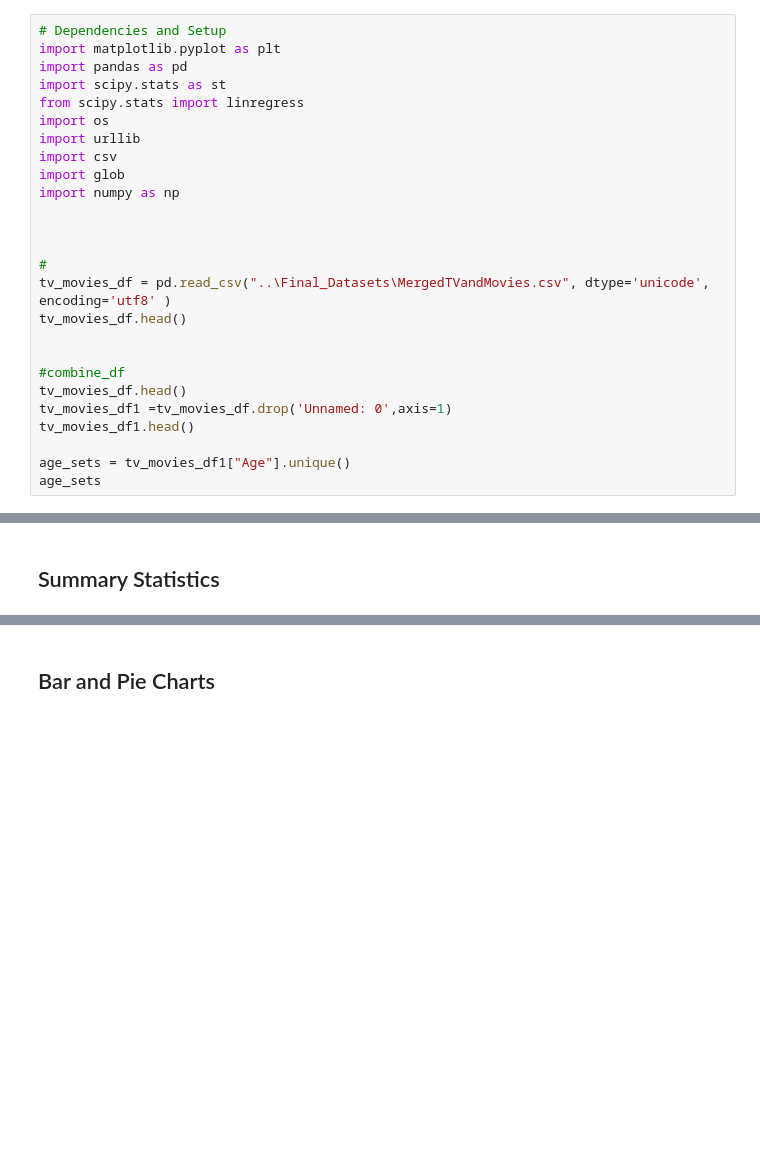
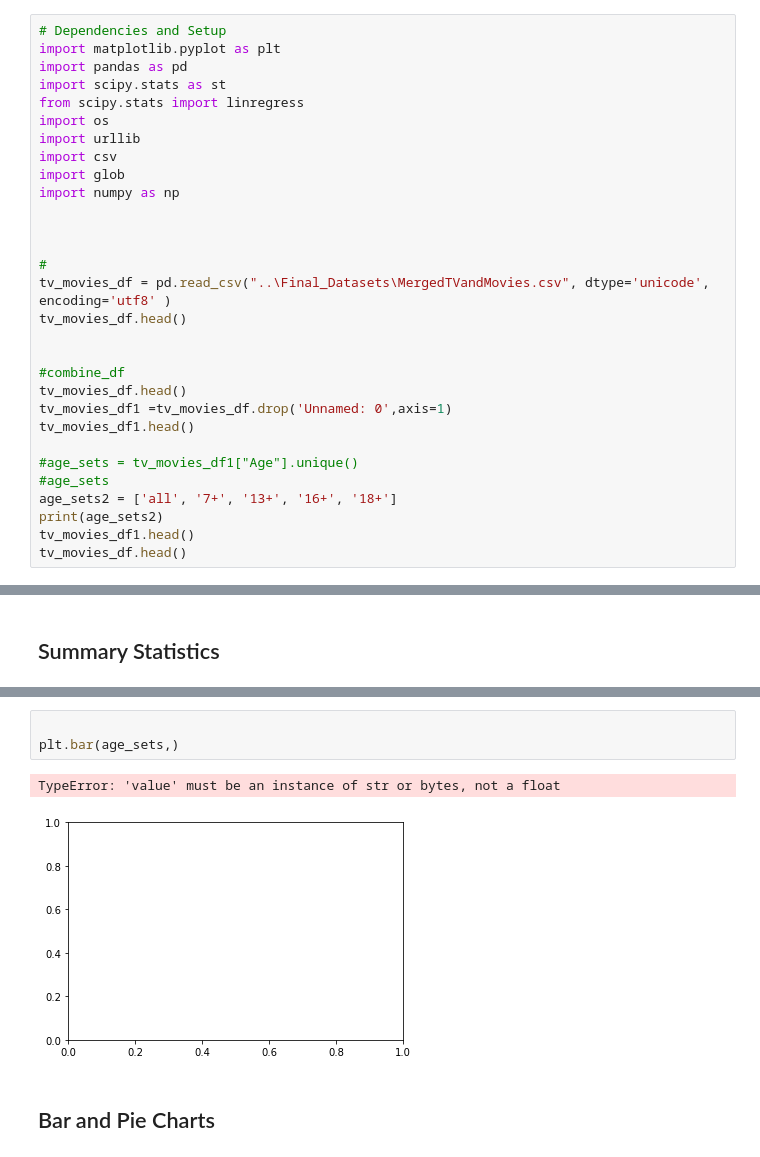
Before and after one commit to jtslater2/old_fashioned, a Jupyter notebook: Scripts/mpaa.ipynb, the cells around one changed output, grey strips where cells are left out. Saved outputs shown, nothing was run; the diff lists cells and outputs as text; blank space fills up the shorter version.

```diff
--- a/Scripts/mpaa.ipynb
+++ b/Scripts/mpaa.ipynb
@@ -24,6 +24,10 @@ tv_movies_df.head()
 tv_movies_df1 =tv_movies_df.drop('Unnamed: 0',axis=1)
 tv_movies_df1.head()
 
-age_sets = tv_movies_df1["Age"].unique()
-age_sets
+#age_sets = tv_movies_df1["Age"].unique()
+#age_sets
+age_sets2 = ['all', '7+', '13+', '16+', '18+']
+print(age_sets2)
+tv_movies_df1.head()
+tv_movies_df.head()
 # %% [output]
@@ -92,3 +104,9 @@ SumStats
+# %%
+
+plt.bar(age_sets,)
+# %% [output]
+TypeError: 'value' must be an instance of str or bytes, not a float
+[figure, added]
 # %% [markdown]
 ## Bar and Pie Charts
 # %%
```
Also changed, not shown: parts of 4 cells of this notebook.
